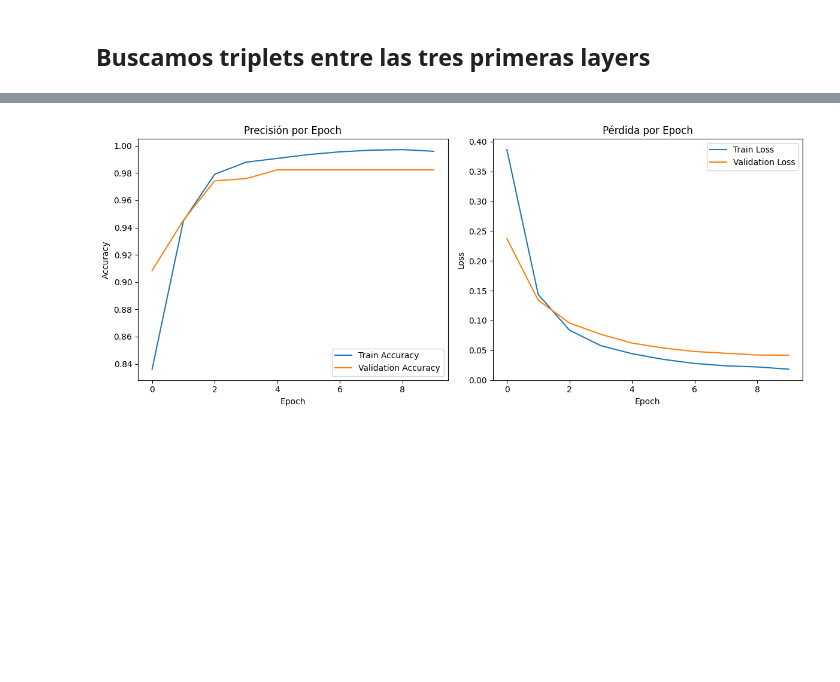
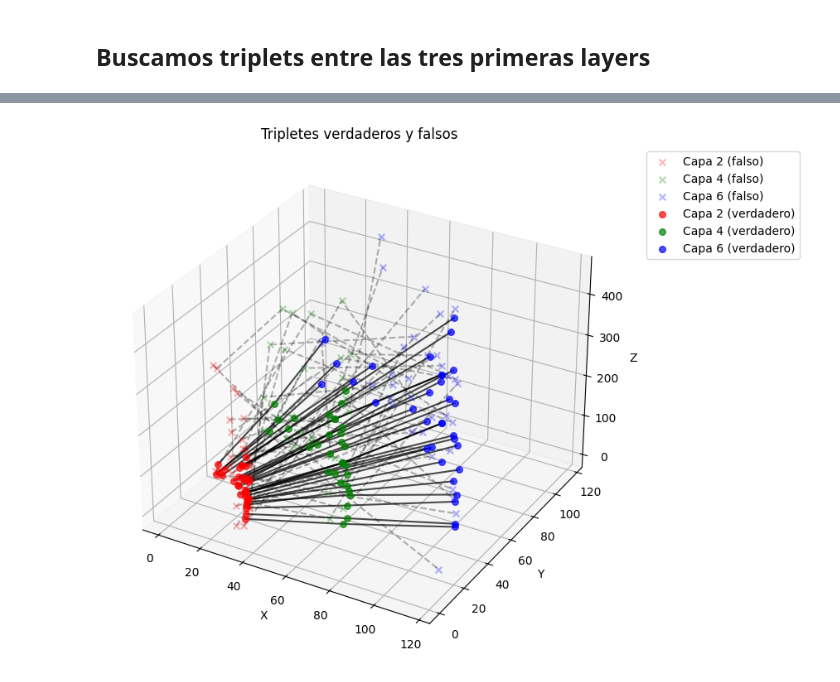
Before and after one commit to acortinaa/repositorioTFG, a Jupyter notebook: seed_finding.ipynb, the cells around one changed output, grey strips where cells are left out. Cells and saved outputs as stored; diff of their text form; code cells hidden in the pictures; blank space fills up the shorter version.

```diff
--- a/seed_finding.ipynb
+++ b/seed_finding.ipynb
@@ -31,7 +31,7 @@ volume_ids = hits['volume_id'].unique()
 volume_ids = volume_ids[[1, 4, 7]]  # Selección específica de volúmenes
 first_volume = volume_ids[0]
 
-hits_dict = get_hits_dict(hits, volume_ids, OCTANTE = True)
+hits_dict = get_hits_dict(hits, volume_ids, OCTANTE = False)
 # Sacar los hits de hits_dict
 
 fig = plt.figure(figsize=(8, 8))
@@ -233,50 +215,51 @@ weighted avg       1.00      1.00      1.00       779
 # %%
-# Accuracy
-plt.figure(figsize=(12, 5))
+import matplotlib.pyplot as plt
+from mpl_toolkits.mplot3d import Axes3D
 
-plt.subplot(1, 2, 1)
-plt.plot(history.history['accuracy'], label='Train Accuracy')
-plt.plot(history.history['val_accuracy'], label='Validation Accuracy')
-plt.xlabel('Epoch')
-plt.ylabel('Accuracy')
-plt.title('Precisión por Epoch')
-plt.legend()
 
-# Loss
-plt.subplot(1, 2, 2)
-plt.plot(history.history['loss'], label='Train Loss')
-plt.plot(history.history['val_loss'], label='Validation Loss')
-plt.xlabel('Epoch')
-plt.ylabel('Loss')
-plt.title('Pérdida por Epoch')
-plt.legend()
+def plot_triplets(X_batch, y_batch):
+    fig = plt.figure(figsize=(10, 8))
+    ax = fig.add_subplot(111, projection='3d')
 
-plt.tight_layout()
-plt.show()
-fig = plt.figure(figsize=(10, 10))
-ax = fig.add_subplot(111, projection='3d')
+    colors = ['r', 'g', 'b']  # capas 2,4,6
+    labels = [f'Capa {2 + i*2}' for i in range(3)]
+    plotted_labels_true = [False]*3
+    plotted_labels_false = [False]*3
 
-for i in range(len(X_test)):
-    triplet_xyz = X_test[i].reshape(3, 3)
-    pred = y_pred[i]
-    true = y_test[i]
+    for triplet, label in zip(X_batch, y_batch):
+        points = triplet.reshape(3, 3)
+        if label == 1:  # verdadero
+            line_style = '-'
+            alpha = 0.7
+            marker_style = 'o'
+        else:  # falso
+            line_style = '--'
+            alpha = 0.3
+            marker_style = 'x'
 
-    if pred == true == 1:
-        color, marker = 'g', 'o'  # Verdadero positivo
-    elif pred == 1 and true == 0:
-        color, marker = 'r', 'x'  # Falso positivo
-    elif pred == 0 and true == 1:
-        color, marker = 'b', '^'  # Falso negativo
-    else:
-        color, marker = 'k', '.'  # Verdadero negativo
+        for i in range(3):
+            if label == 1 and not plotted_labels_true[i]:
+                ax.scatter(points[i, 0], points[i, 1], points[i, 2], c=colors[i], s=30, alpha=alpha,
+                           marker=marker_style, label=f'{labels[i]} (verdadero)')
+                plotted_labels_true[i] = True
+            elif label == 0 and not plotted_labels_false[i]:
+                ax.scatter(points[i, 0], points[i, 1], points[i, 2], c=colors[i], s=30, alpha=alpha,
+                           marker=marker_style, label=f'{labels[i]} (falso)')
+                plotted_labels_false[i] = True
+            else:
+                ax.scatter(points[i, 0], points[i, 1], points[i, 2], c=colors[i], s=30, alpha=alpha, marker=marker_style)
 
-    ax.plot(triplet_xyz[:, 0], triplet_xyz[:, 1], triplet_xyz[:, 2], color=color, alpha=0.3)
-    ax.scatter(triplet_xyz[:, 0], triplet_xyz[:, 1], triplet_xyz[:, 2], c=color, marker=marker, alpha=0.5)
+        ax.plot(points[:, 0], points[:, 1], points[:, 2], c='k', linestyle=line_style, alpha=alpha)
 
-ax.set_xlabel('X')
-ax.set_ylabel('Y')
-ax.set_zlabel('Z')
-ax.set_title('Tripletes en test: g=TP, r=FP, b=FN, k=TN')
-plt.show()
+    ax.legend(loc='upper left', bbox_to_anchor=(1.05, 1))
+    ax.set_xlabel('X')
+    ax.set_ylabel('Y')
+    ax.set_zlabel('Z')
+    ax.set_title('Tripletes verdaderos y falsos')
+    ax.grid(True)
+    plt.show()
+
+
+plot_triplets(X_batch, y_batch)
 # %% [output]
-[figure, old version]
+[figure, new version]
```
Also changed, not shown: parts of 5 cells of this notebook, 9 other files.
